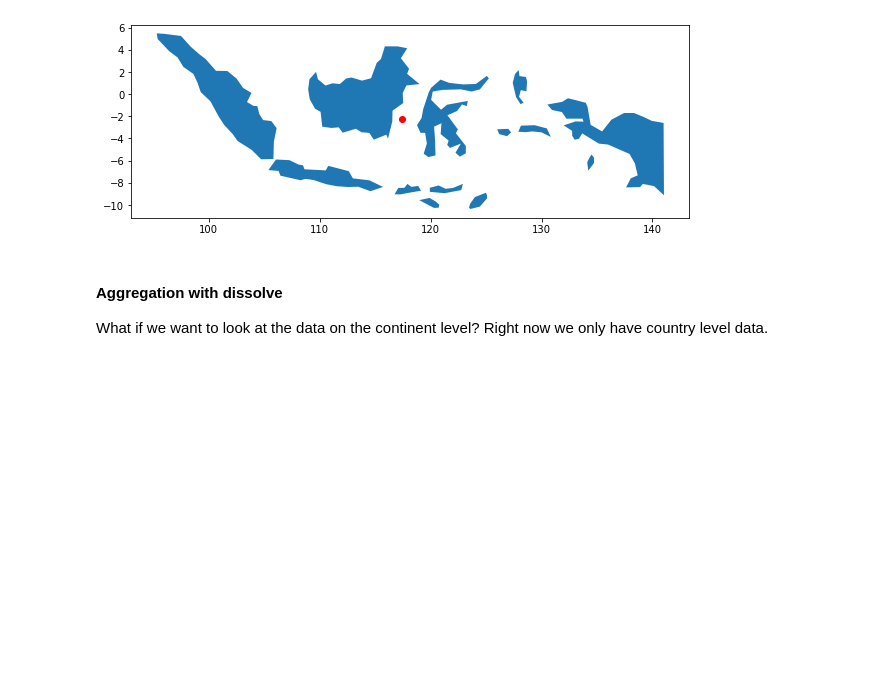
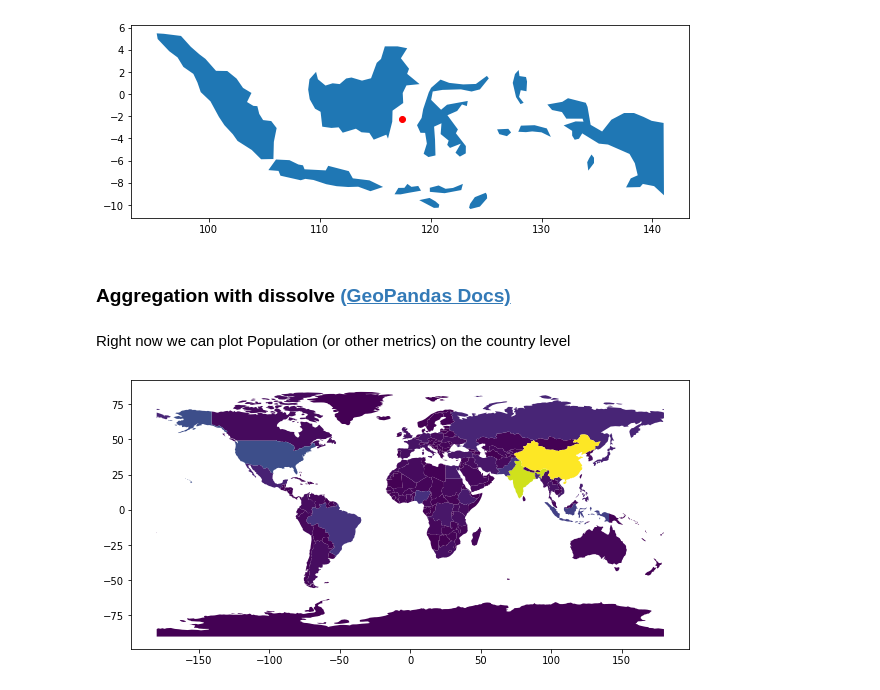
Before and after one commit to carolinadatascience/spatial-data-workshop, a Jupyter notebook: workshop.ipynb, the cells around one changed output. Saved outputs shown, nothing was run; the diff lists cells and outputs as text; code cells hidden in the pictures; blank space fills up the shorter version.

```diff
--- a/workshop.ipynb
+++ b/workshop.ipynb
@@ -151,5 +151,11 @@ plt.show()
 # %% [output]
 [figure]
 # %% [markdown]
-#### Aggregation with dissolve
-What if we want to look at the data on the continent level? Right now we only have country level data.
+### Aggregation with dissolve <a href="https://geopandas.org/en/stable/docs/user_guide/aggregation_with_dissolve.html">(GeoPandas Docs)</a>
+# %% [markdown]
+Right now we can plot Population (or other metrics) on the country level
+# %%
+df_world.plot('pop_est', figsize=(10,10))
+plt.show()
+# %% [output]
+[figure, added]
```
Also changed, not shown: parts of 9 cells of this notebook.
